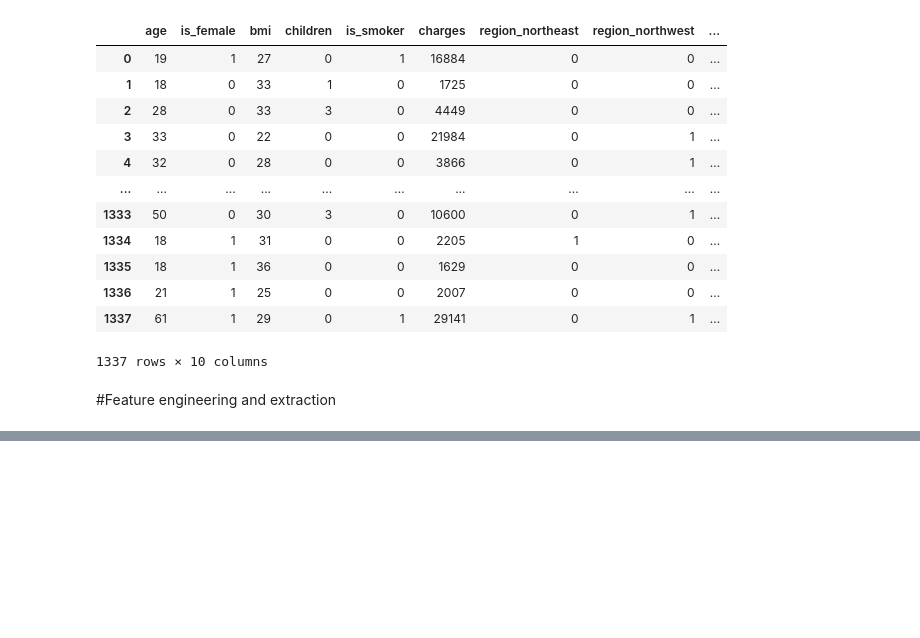
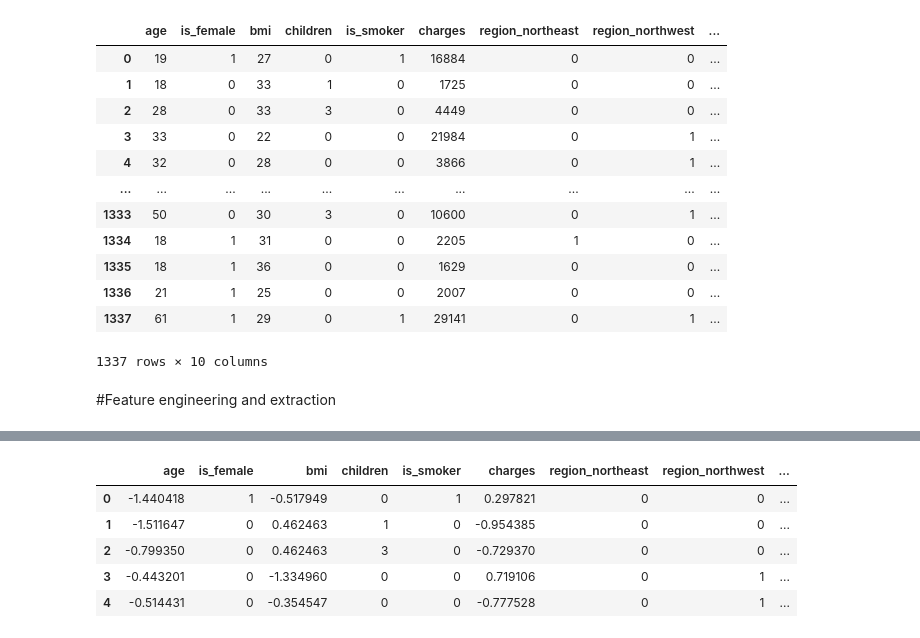
Before and after one commit to khushi-panchani/Data-Analysis-ML-Learning, a Jupyter notebook: ml1.ipynb, the cells around one changed output, grey strips where cells are left out. Saved outputs shown, nothing was run; the diff lists cells and outputs as text; code cells hidden in the pictures; blank space fills up the shorter version.

```diff
--- a/ml1.ipynb
+++ b/ml1.ipynb
@@ -226,0 +259,9 @@ data_cleaned
+# %%
+data_cleaned.head()
+# %% [output]
+|  | age | is_female | bmi | children | is_smoker | charges | region_northeast | region_northwest | ... |
+| 0 | -1.440418 | 1 | -0.517949 | 0 | 1 | 0.297821 | 0 | 0 | ... |
+| 1 | -1.511647 | 0 | 0.462463 | 1 | 0 | -0.954385 | 0 | 0 | ... |
+| 2 | -0.799350 | 0 | 0.462463 | 3 | 0 | -0.729370 | 0 | 0 | ... |
+| 3 | -0.443201 | 0 | -1.334960 | 0 | 0 | 0.719106 | 0 | 1 | ... |
+| 4 | -0.514431 | 0 | -0.354547 | 0 | 0 | -0.777528 | 0 | 1 | ... |
```
Also changed, not shown: parts of 5 cells of this notebook.
